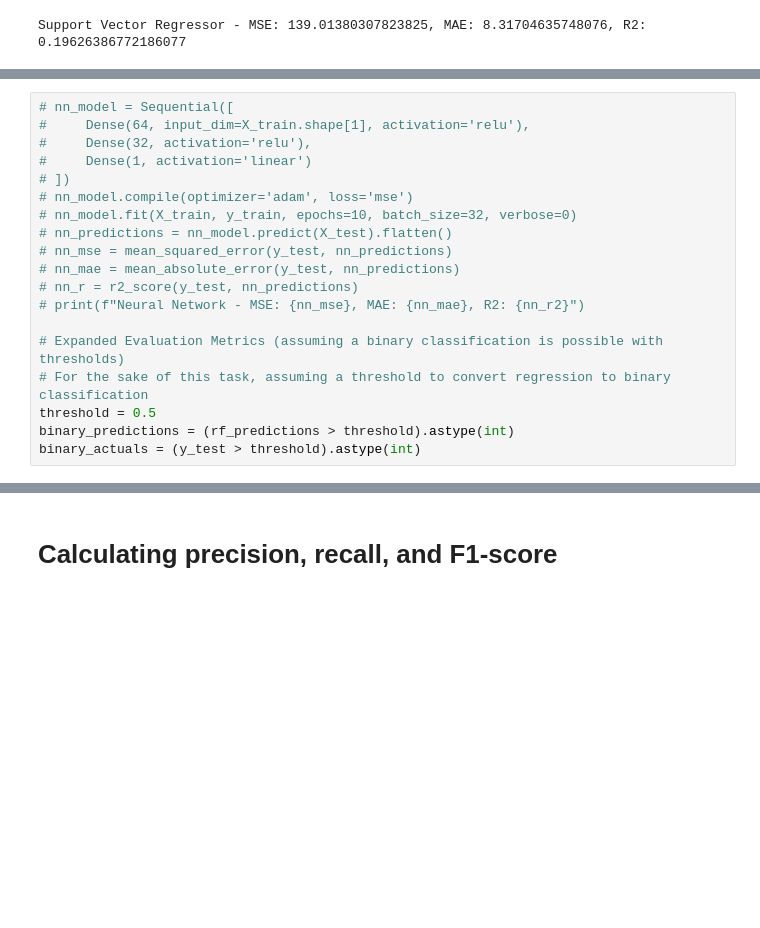
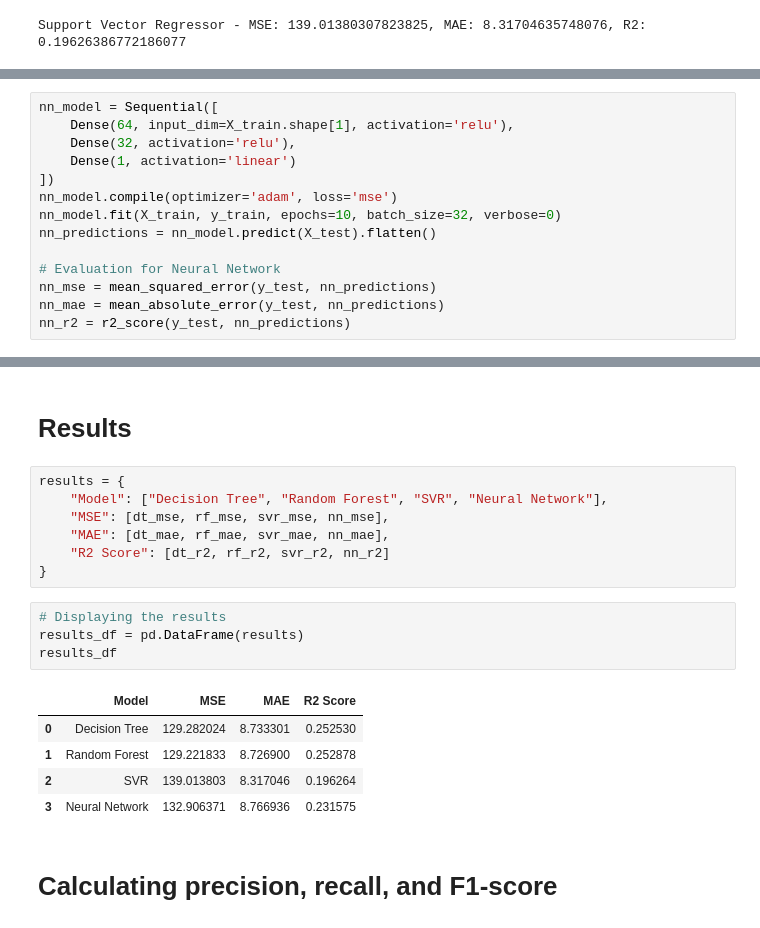
Before and after one commit to Ritik783487/Weather-delhi, a Jupyter notebook: watherData.ipynb, the cells around one changed output, grey strips where cells are left out. Drawn from its saved outputs; the diff is of its cells as text; blank space fills up the shorter version.

```diff
--- a/watherData.ipynb
+++ b/watherData.ipynb
@@ -147,19 +147,14 @@ Support Vector Regressor - MSE: 139.01380307823825, MAE: 8.31704635748076, R2: 0
 # %%
-# nn_model = Sequential([
-#     Dense(64, input_dim=X_train.shape[1], activation='relu'),
-#     Dense(32, activation='relu'),
-#     Dense(1, activation='linear')
-# ])
-# nn_model.compile(optimizer='adam', loss='mse')
-# nn_model.fit(X_train, y_train, epochs=10, batch_size=32, verbose=0)
-# nn_predictions = nn_model.predict(X_test).flatten()
-# nn_mse = mean_squared_error(y_test, nn_predictions)
-# nn_mae = mean_absolute_error(y_test, nn_predictions)
-# nn_r = r2_score(y_test, nn_predictions)
-# print(f"Neural Network - MSE: {nn_mse}, MAE: {nn_mae}, R2: {nn_r2}")
+nn_model = Sequential([
+    Dense(64, input_dim=X_train.shape[1], activation='relu'),
+    Dense(32, activation='relu'),
+    Dense(1, activation='linear')
+])
+nn_model.compile(optimizer='adam', loss='mse')
+nn_model.fit(X_train, y_train, epochs=10, batch_size=32, verbose=0)
+nn_predictions = nn_model.predict(X_test).flatten()
 
-# Expanded Evaluation Metrics (assuming a binary classification is possible with thresholds)
-# For the sake of this task, assuming a threshold to convert regression to binary classification
-threshold = 0.5
-binary_predictions = (rf_predictions > threshold).astype(int)
-binary_actuals = (y_test > threshold).astype(int)
+# Evaluation for Neural Network
+nn_mse = mean_squared_error(y_test, nn_predictions)
+nn_mae = mean_absolute_error(y_test, nn_predictions)
+nn_r2 = r2_score(y_test, nn_predictions)
@@ -166,3 +163,22 @@ binary_actuals = (y_test > threshold).astype(int)
+# %% [markdown]
+# Results
+# %%
+results = {
+    "Model": ["Decision Tree", "Random Forest", "SVR", "Neural Network"],
+    "MSE": [dt_mse, rf_mse, svr_mse, nn_mse],
+    "MAE": [dt_mae, rf_mae, svr_mae, nn_mae],
+    "R2 Score": [dt_r2, rf_r2, svr_r2, nn_r2]
+}
+# %%
+# Displaying the results
+results_df = pd.DataFrame(results)
+results_df
+# %% [output]
+|  | Model | MSE | MAE | R2 Score |
+| 0 | Decision Tree | 129.282024 | 8.733301 | 0.252530 |
+| 1 | Random Forest | 129.221833 | 8.726900 | 0.252878 |
+| 2 | SVR | 139.013803 | 8.317046 | 0.196264 |
+| 3 | Neural Network | 132.906371 | 8.766936 | 0.231575 |
 # %% [markdown]
 # Calculating precision, recall, and F1-score
 # %%
```
Also changed, not shown: parts of 4 cells of this notebook.
